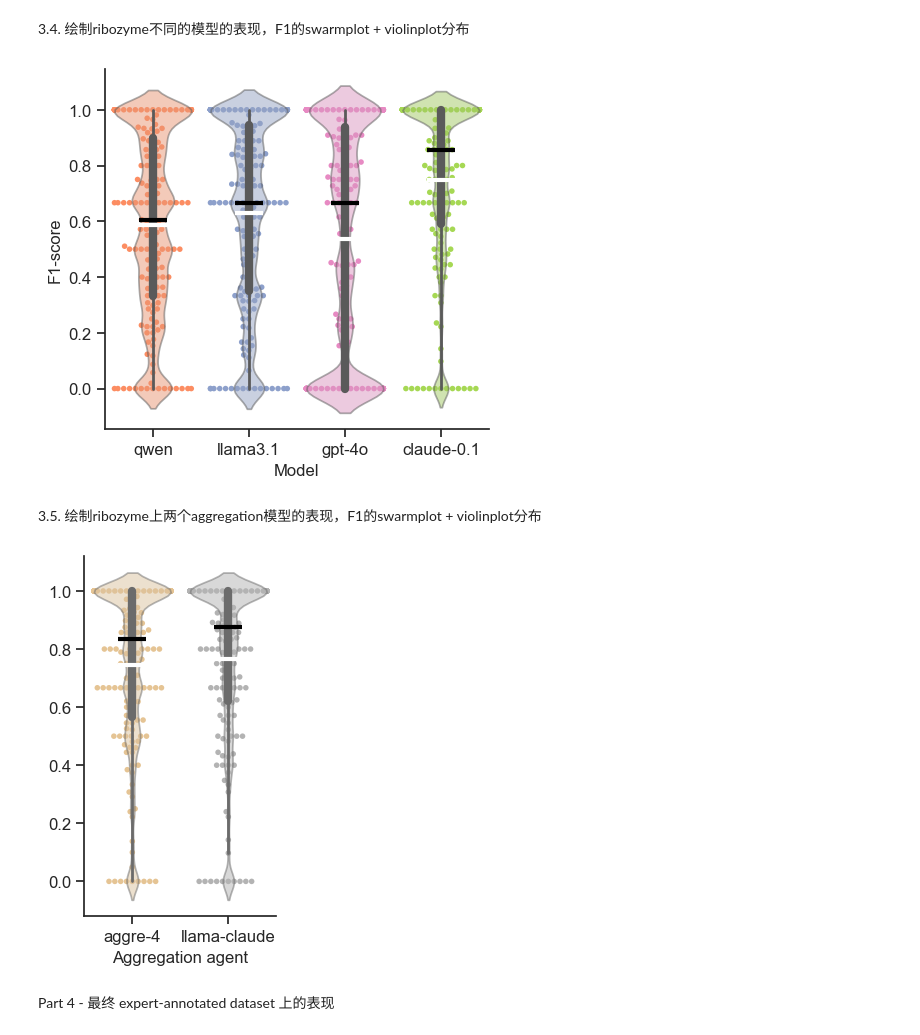
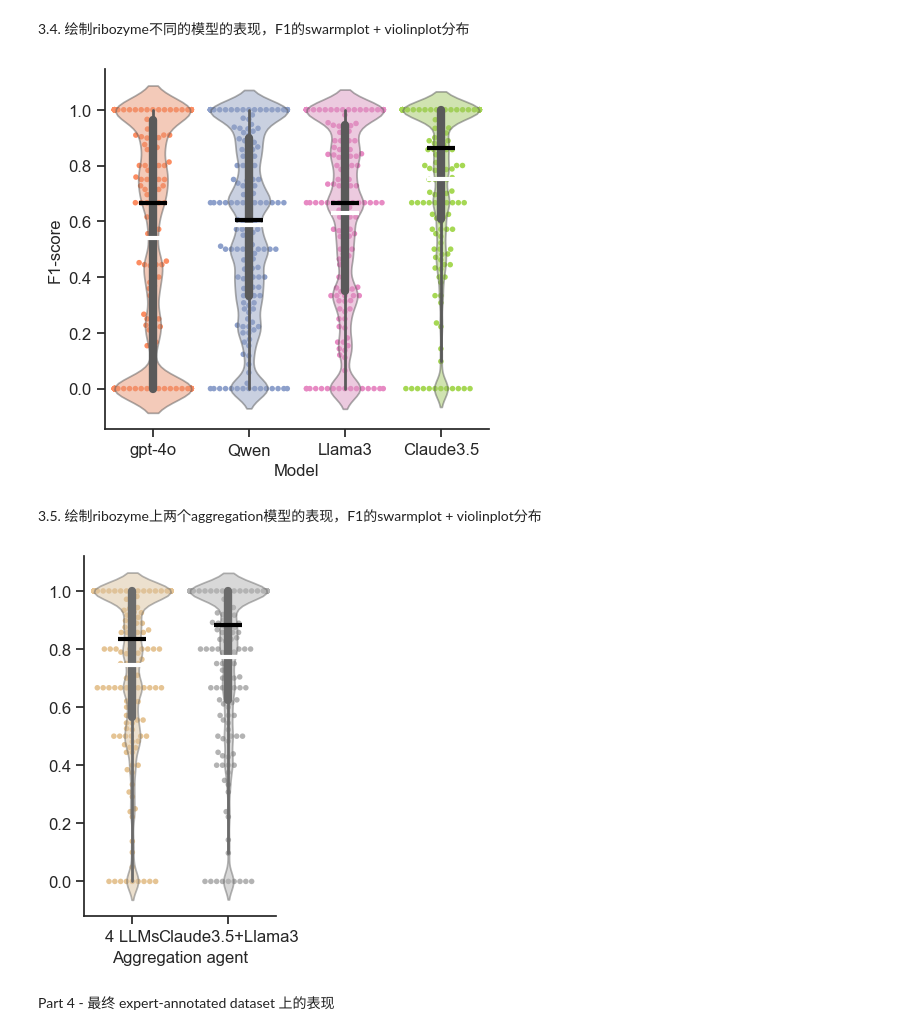
Before and after one commit to JackKuo666/LLM-BioDataExtractor, a Jupyter notebook: analyze_code/analyzing.ipynb, the cells around one changed output. Drawn from its saved outputs; the diff is of its cells as text; code cells hidden in the pictures.

```diff
--- a/analyze_code/analyzing.ipynb
+++ b/analyze_code/analyzing.ipynb
@@ -67,6 +67,10 @@ def calculate_f1_from_json(json_path):
     # 计算 F1-score
     df['F1'] = 2 * df['recall'] * df['precis'] / (df['recall'] + df['precis'] + 1e-10)
 
+    # golden、LLMs、和right_num都为0的情况，需要让recall、precis和F1都置1
+    mask = (df['total_right_num'] == 0) & (df['total_golden'] == 0) & (df['total_big_model'] == 0)
+    df.loc[mask, ['recall', 'precis', 'F1']] = 1.0
+
     return df[['precis', 'recall', 'F1']].reset_index()
 
 
@@ -90,7 +94,7 @@ def process_all_json_in_folder(folder_path):
 # %% [markdown]
 2.0. 基于F1-score数据进行swarmplot + violinplot的画图代码
 # %%
-def plot_f1_swarm(f1_results, title=None, xlabel=None, ylabel=None, category_order=None, color_from_index=0):
+def plot_f1_swarm(f1_results, title=None, xlabel=None, ylabel=None, category_order=None, color_from_index=0, swarm=True):
     """
     基于F1-score数据进行swarmplot + violinplot
     参数：
@@ -119,8 +123,9 @@ def plot_f1_swarm(f1_results, title=None, xlabel=None, ylabel=None, category_ord
                    inner_kws=dict(box_width=6, whis_width=2), zorder=2)
 
     # swarm plot
-    sns.swarmplot(x='file', y='F1', data=f1_results, hue='file', legend=False,
-                  palette=c_palette, size=4, zorder=1)
+    if swarm:
+        sns.swarmplot(x='file', y='F1', data=f1_results, hue='file', legend=False,
+                      palette=c_palette, size=4, zorder=1)
 
     # 中位数点
     sns.pointplot(
@@ -354,23 +368,23 @@ fig.savefig('figure/fig.2c.png', format='png', dpi=300, bbox_inches='tight')
 # %%
 folder_path = 'data/llm_4_ribozyme_data/'
 f1_results = process_all_json_in_folder(folder_path)
-fig = plot_f1_swarm(f1_results, xlabel='Model', ylabel='F1-score', category_order=['qwen', 'llama3.1','gpt-4o','claude-0.1'], color_from_index=1)
+fig = plot_f1_swarm(f1_results, xlabel='Model', ylabel='F1-score', category_order=['gpt-4o','Qwen', 'Llama3','Claude3.5'], color_from_index=1)
 # 存储图
-fig.savefig('figure/fig.4a.svg', format='svg', bbox_inches='tight')
-fig.savefig('figure/fig.4a.png', format='png', dpi=300, bbox_inches='tight')
+# fig.savefig('figure/fig.3a.svg', format='svg', bbox_inches='tight')
+# fig.savefig('figure/fig.3a.png', format='png', dpi=300, bbox_inches='tight')
 # %% [output]
-[figure, old version]
+[figure, new version]
 # %% [markdown]
 3.5. 绘制ribozyme上两个aggregation模型的表现，F1的swarmplot + violinplot分布
 # %%
 folder_path = 'data/aggregation_data_ribozyme/'
 f1_results = process_all_json_in_folder(folder_path)
-fig = plot_f1_swarm(f1_results, xlabel='Aggregation agent', ylabel=None, category_order=['aggre-4','llama-claude'], color_from_index=6)
+fig = plot_f1_swarm(f1_results, xlabel='Aggregation agent', ylabel=None, category_order=['4 LLMs','Claude3.5+Llama3'], color_from_index=6)
 # 存储图
-fig.savefig('figure/fig.4b.svg', format='svg', bbox_inches='tight')
-fig.savefig('figure/fig.4b.png', format='png', dpi=300, bbox_inches='tight')
+# fig.savefig('figure/fig.3b.svg', format='svg', bbox_inches='tight')
+# fig.savefig('figure/fig.3b.png', format='png', dpi=300, bbox_inches='tight')
 # %% [output]
-[figure, old version]
+[figure, new version]
 # %% [markdown]
 Part 4 - 最终 expert-annotated dataset 上的表现
 # %% [markdown]
```
Also changed, not shown: parts of 43 cells of this notebook.
